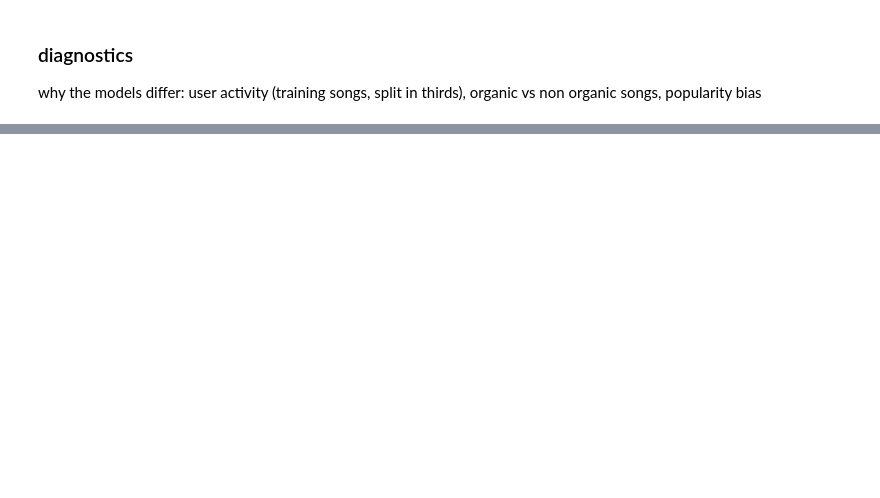
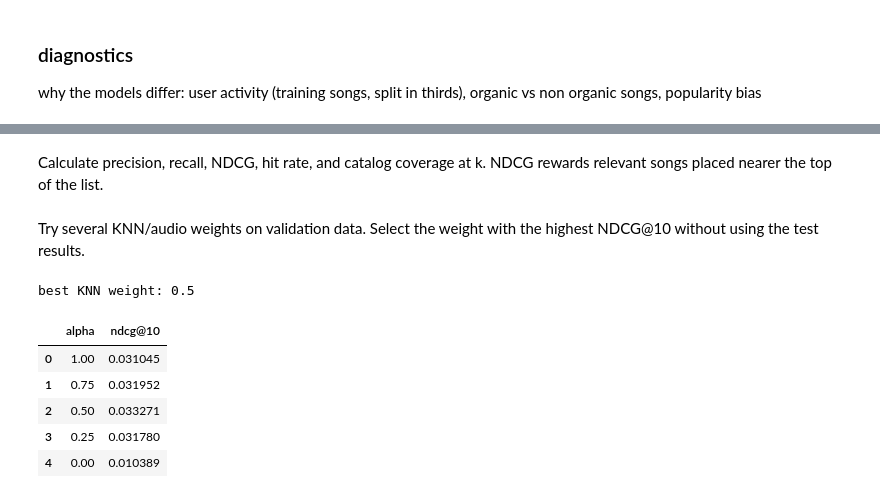
Before and after one commit to SMK-BTW/Twenty, a Jupyter notebook: Machine_Learning_Project.ipynb, the cells around one changed output, grey strips where cells are left out. Cells and saved outputs as stored; diff of their text form; code cells hidden in the pictures; blank space fills up the shorter version.

```diff
--- a/Machine_Learning_Project.ipynb
+++ b/Machine_Learning_Project.ipynb
@@ -431,0 +527,8 @@ heavy   993  6255
+# %%
+def audio_similarity(data, history):
+    profile = np.asarray(history @ data["audio"])
+    has_profile = np.linalg.norm(profile, axis=1) > 0
+    profile = normalize(profile)
+    audio = np.clip(profile @ data["audio"].T, 0, 1)
+    usable = has_profile[:, None] & data["has_audio"][None, :]
+    return audio, usable
@@ -431,0 +580,2 @@ heavy   993  6255
+# %% [markdown]
+Calculate precision, recall, NDCG, hit rate, and catalog coverage at k. NDCG rewards relevant songs placed nearer the top of the list.
@@ -431,0 +618,23 @@ heavy   993  6255
+# %% [markdown]
+Try several KNN/audio weights on validation data. Select the weight with the highest NDCG@10 without using the test results.
+# %%
+audio_scores = []
+for audio_alpha in [1.0, 0.75, 0.5, 0.25, 0.0]:
+    predictions = audio_recommend(audio_val, "Hybrid", audio_alpha)
+    audio_result = audio_evaluate(audio_val, predictions)
+    audio_scores.append({"alpha": audio_alpha, "ndcg@10": audio_result["ndcg@10"]})
+hybrid_tuning = pd.DataFrame(audio_scores)
+best_row = hybrid_tuning["ndcg@10"].idxmax()
+audio_best_alpha = float(hybrid_tuning.loc[best_row, "alpha"])
+print("best KNN weight:", audio_best_alpha)
+
+
+hybrid_tuning
+# %% [output]
+best KNN weight: 0.5
+|  | alpha | ndcg@10 |
+| 0 | 1.00 | 0.031045 |
+| 1 | 0.75 | 0.031952 |
+| 2 | 0.50 | 0.033271 |
+| 3 | 0.25 | 0.031780 |
+| 4 | 0.00 | 0.010389 |
```
Also changed, not shown: parts of 40 cells of this notebook, 2 other files.
